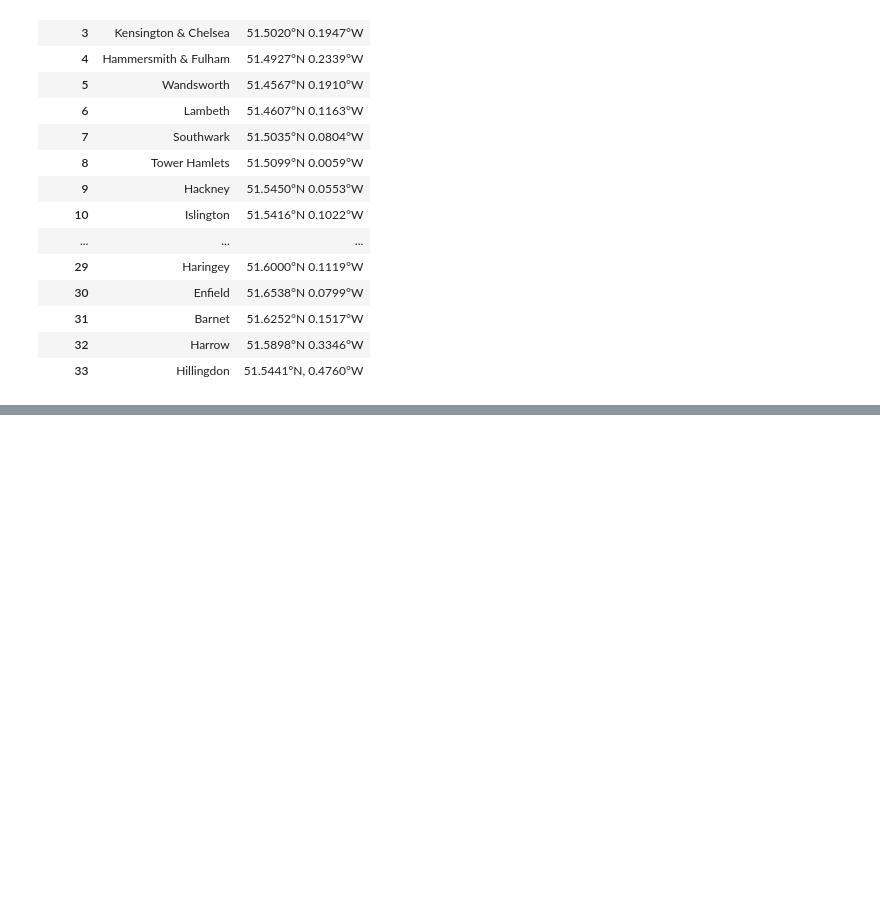
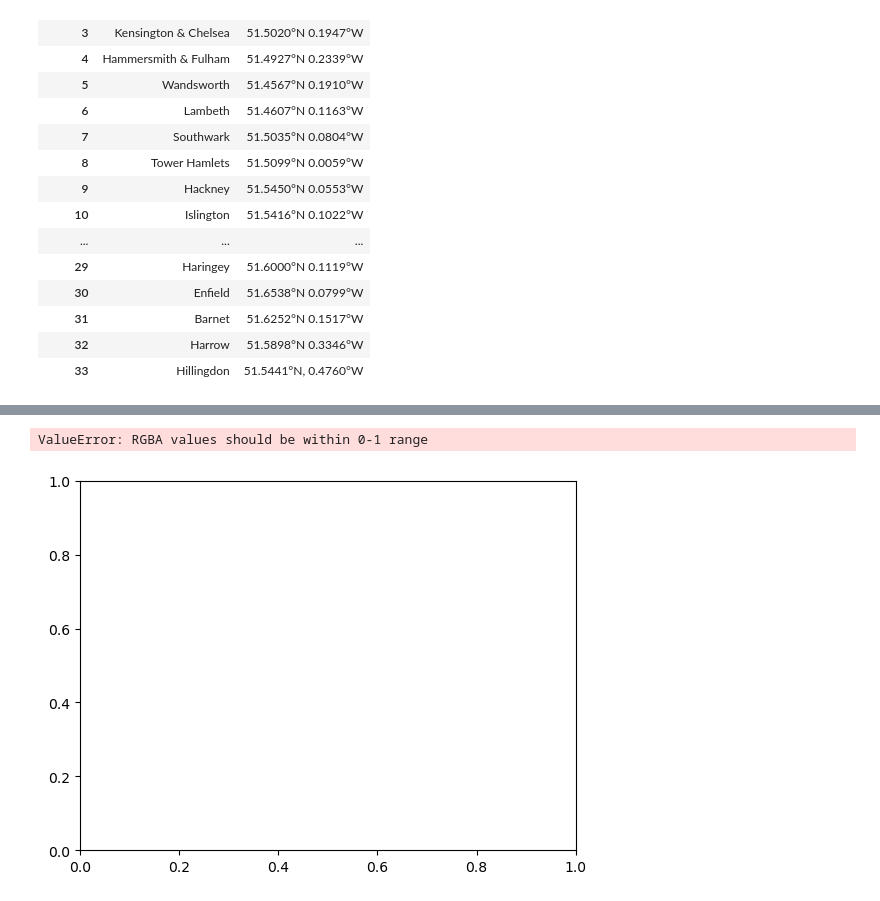
Before and after one commit to mlid13/Springboard, a Jupyter notebook: London Case Study Hypothesis.ipynb, the cells around one changed output, grey strips where cells are left out. Drawn from its saved outputs; the diff is of its cells as text; code cells hidden in the pictures; blank space fills up the shorter version.

```diff
--- a/London Case Study Hypothesis.ipynb
+++ b/London Case Study Hypothesis.ipynb
@@ -214,0 +229,7 @@ IndexError: index 1 is out of bounds for axis 0 with size 1
+# %%
+dfLst=pd.DataFrame(lst)
+# %%
+# dfLst.index
+
+ratioDistance=dfLst.join(df['distFromLon (km)'])
+ratioDistance.columns=['Ratio Perc', 'Distance from London (km)']
@@ -214,0 +242,25 @@ IndexError: index 1 is out of bounds for axis 0 with size 1
+# %%
+import random
+
+def hex_to_rgb(hex):
+  rgb = []
+  for i in (0, 2, 4):
+    decimal = int(hex[i:i+2], 16)
+    rgb.append(decimal)
+
+  return tuple(rgb)
+
+# Generating a random number in between 0 and 2^24
+clr=[]
+for i in range(0,33):
+    color = random.randrange(0, 2**24)
+
+    # Converting that number from base-10 (decimal) to base-16 (hexadecimal)
+    hex_color = hex(color)
+
+    std_color = hex_color[2:]
+
+    clr.append(hex_to_rgb(std_color))
+
+
+print(clr)
@@ -214,0 +269,2 @@ IndexError: index 1 is out of bounds for axis 0 with size 1
+# %%
+clr=pd.DataFrame(clr)
@@ -214,0 +283,10 @@ IndexError: index 1 is out of bounds for axis 0 with size 1
+# %%
+fig, ax = plt.subplots()
+ax.bar(ratioDistance['Distance from London (km)'], ratioDistance['Ratio Perc'],
+       color=np.squeeze(clr))
+
+# Show graph
+plt.show()
+# %% [output]
+ValueError: RGBA values should be within 0-1 range
+[figure, added]
```
Also changed, not shown: parts of 31 cells of this notebook.
